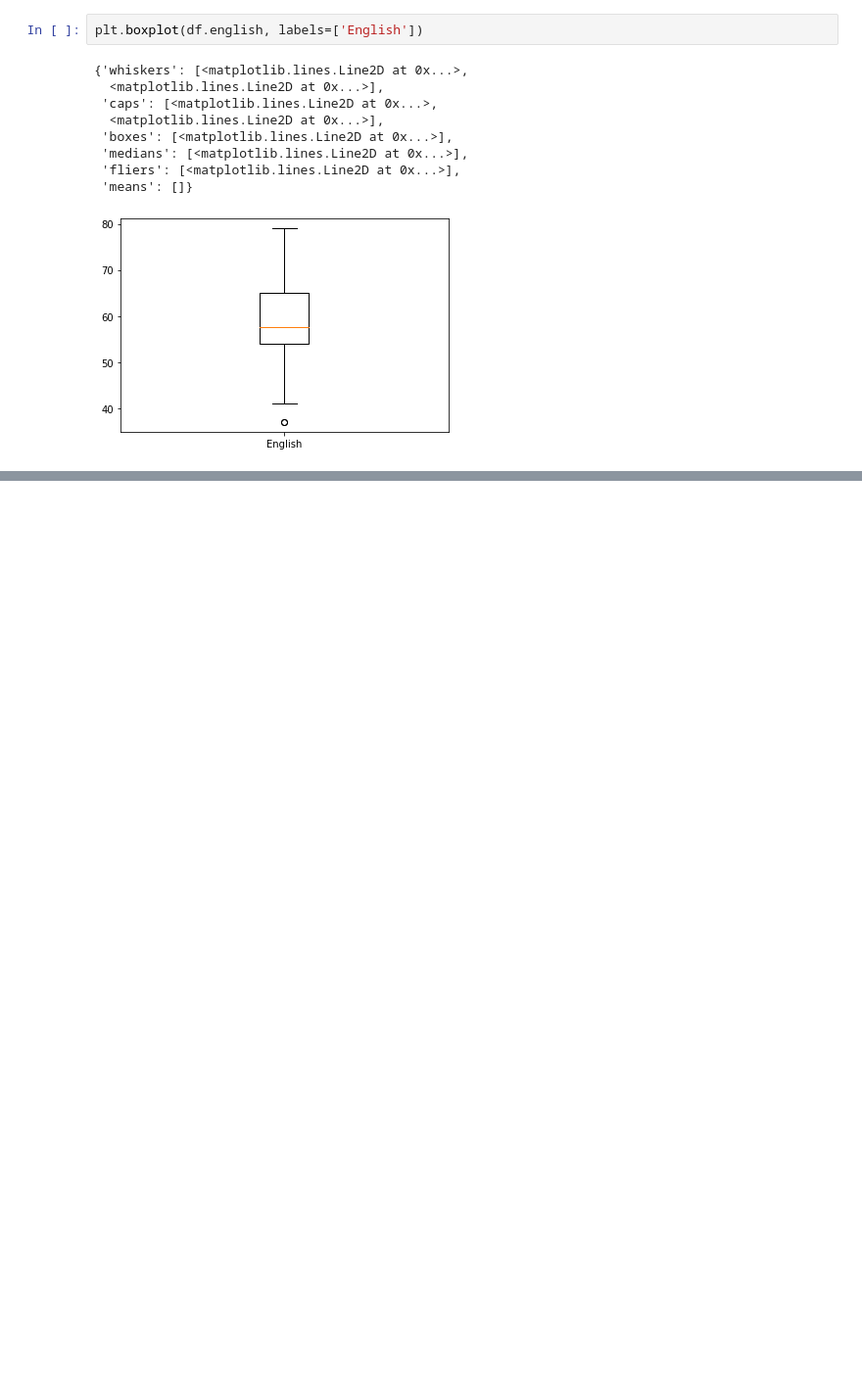
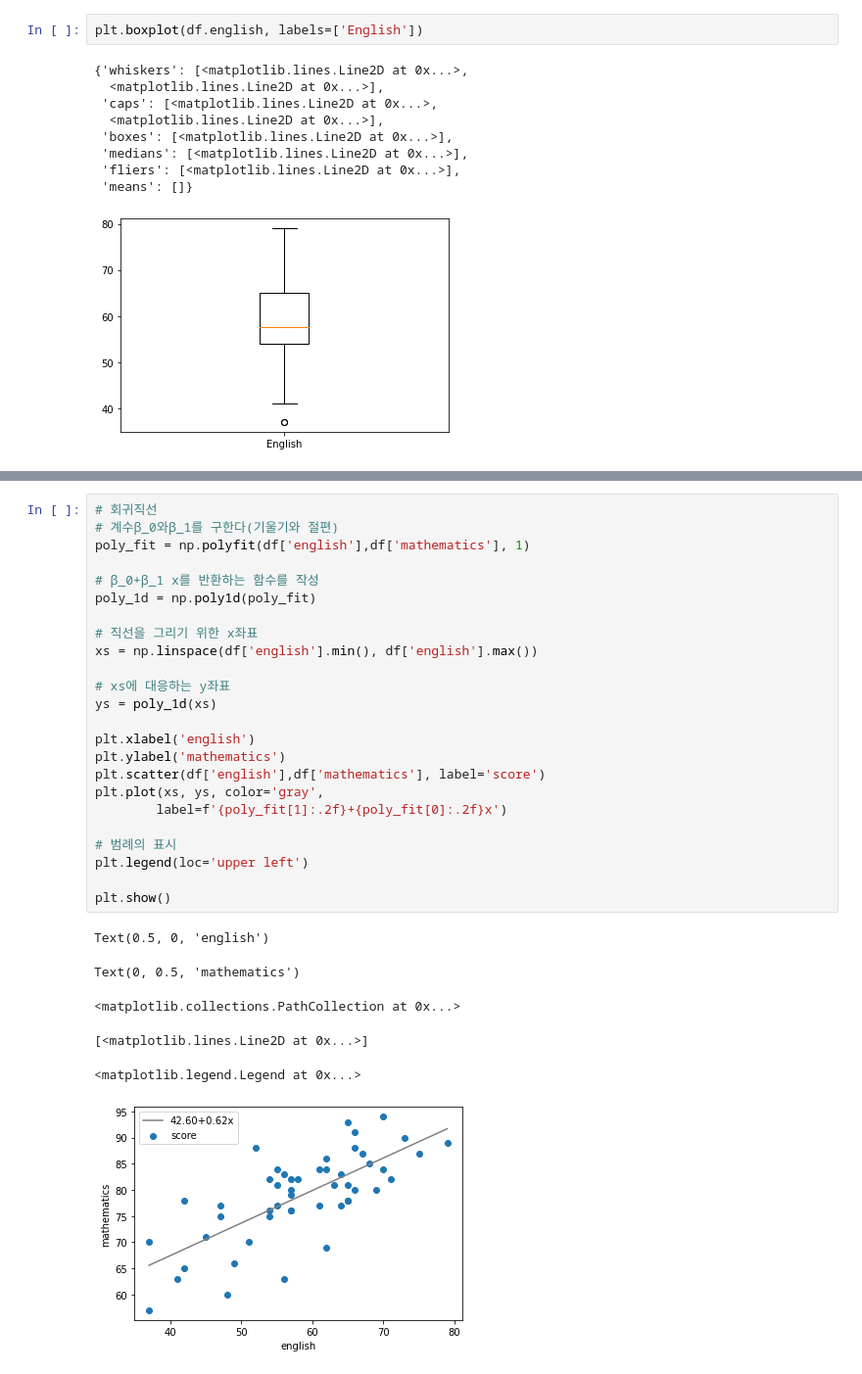
Before and after one commit to JngMkk/TIL, a Jupyter notebook: Python/Statistic/1_EDA.ipynb, the cells around one changed output, grey strips where cells are left out. Shown: that part at 98% size. Cells and saved outputs as stored; diff of their text form; blank space fills up the shorter version.

```diff
--- a/Python/Statistic/1_EDA.ipynb
+++ b/Python/Statistic/1_EDA.ipynb
@@ -564,0 +646,31 @@ plt.boxplot(df.english, labels=['English'])
+# %%
+# 회귀직선
+# 계수β_0와β_1를 구한다(기울기와 절편)
+poly_fit = np.polyfit(df['english'],df['mathematics'], 1)
+
+# β_0+β_1 x를 반환하는 함수를 작성
+poly_1d = np.poly1d(poly_fit)
+
+# 직선을 그리기 위한 x좌표
+xs = np.linspace(df['english'].min(), df['english'].max())
+
+# xs에 대응하는 y좌표
+ys = poly_1d(xs)
+
+plt.xlabel('english')
+plt.ylabel('mathematics')
+plt.scatter(df['english'],df['mathematics'], label='score')
+plt.plot(xs, ys, color='gray',
+        label=f'{poly_fit[1]:.2f}+{poly_fit[0]:.2f}x')
+
+# 범례의 표시
+plt.legend(loc='upper left')
+
+plt.show()
+# %% [output]
+Text(0.5, 0, 'english')
+Text(0, 0.5, 'mathematics')
+<matplotlib.collections.PathCollection at 0x...>
+[<matplotlib.lines.Line2D at 0x...>]
+<matplotlib.legend.Legend at 0x...>
+[figure, added]
```
Also changed, not shown: parts of 7 cells of this notebook.
